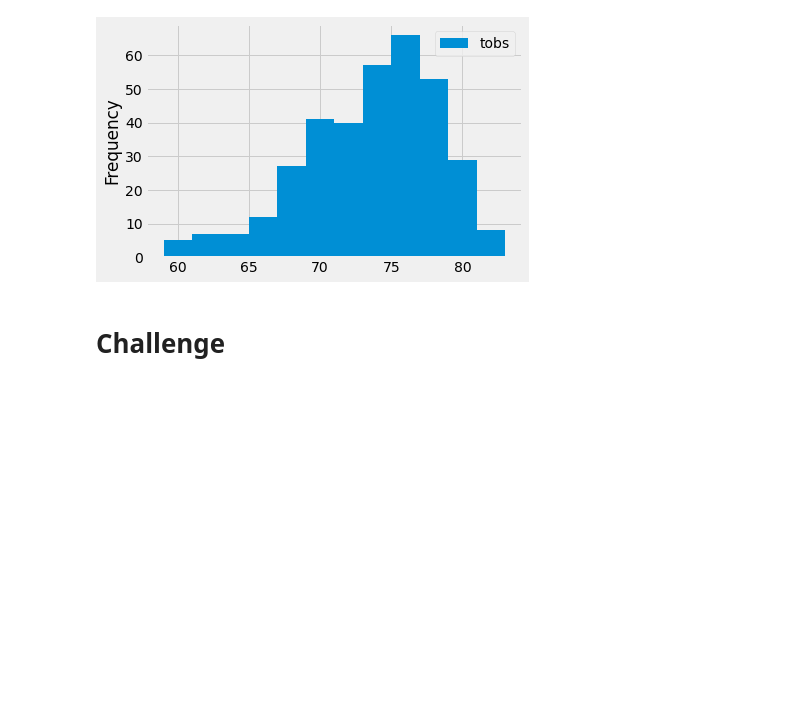
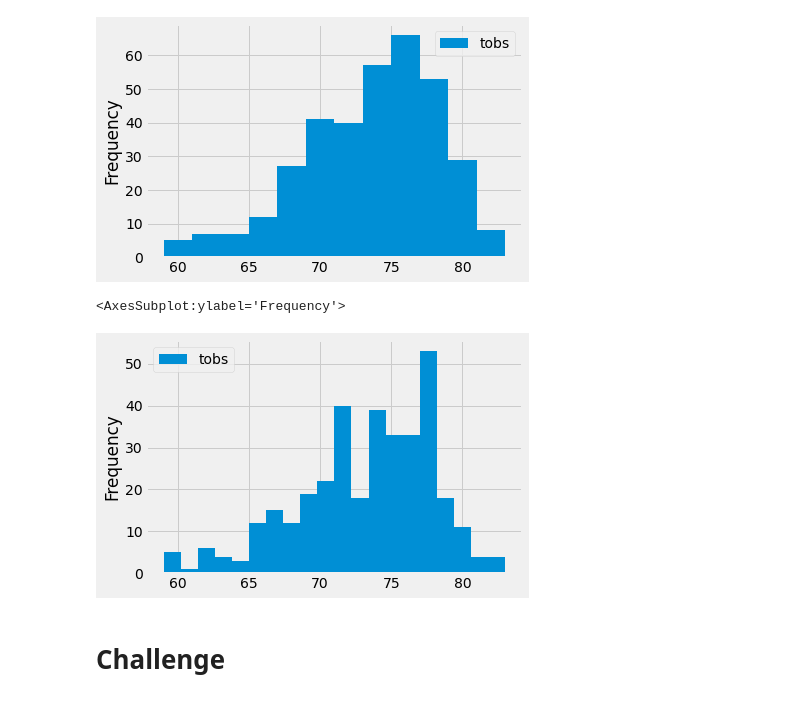
Before and after one commit to LAURYMEOW/Surfs_up, a Jupyter notebook: climate_analysis.ipynb, the cells around one changed output. Saved outputs shown, nothing was run; the diff lists cells and outputs as text; code cells hidden in the pictures; blank space fills up the shorter version.

```diff
--- a/climate_analysis.ipynb
+++ b/climate_analysis.ipynb
@@ -165,6 +165,12 @@ df.plot.hist(bins=12)
 # %% [output]
 <AxesSubplot:ylabel='Frequency'>
 [figure]
+# %%
+df.plot.hist(bins=20)
+#plt.tight_layout()
+# %% [output]
+<AxesSubplot:ylabel='Frequency'>
+[figure, added]
 # %%
 # Write a function called `calc_temps` that will accept start date and end date in the format '%Y-%m-%d'
 # and return the minimum, average, and maximum temperatures for that range of dates
```
Also changed, not shown: 1 other file.
